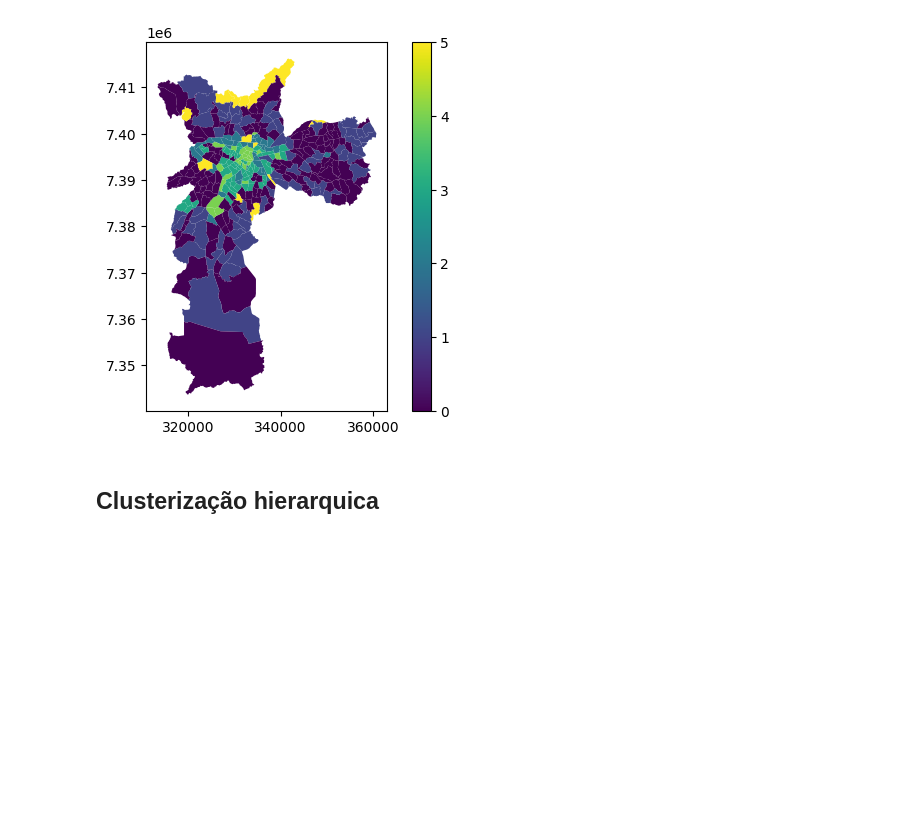
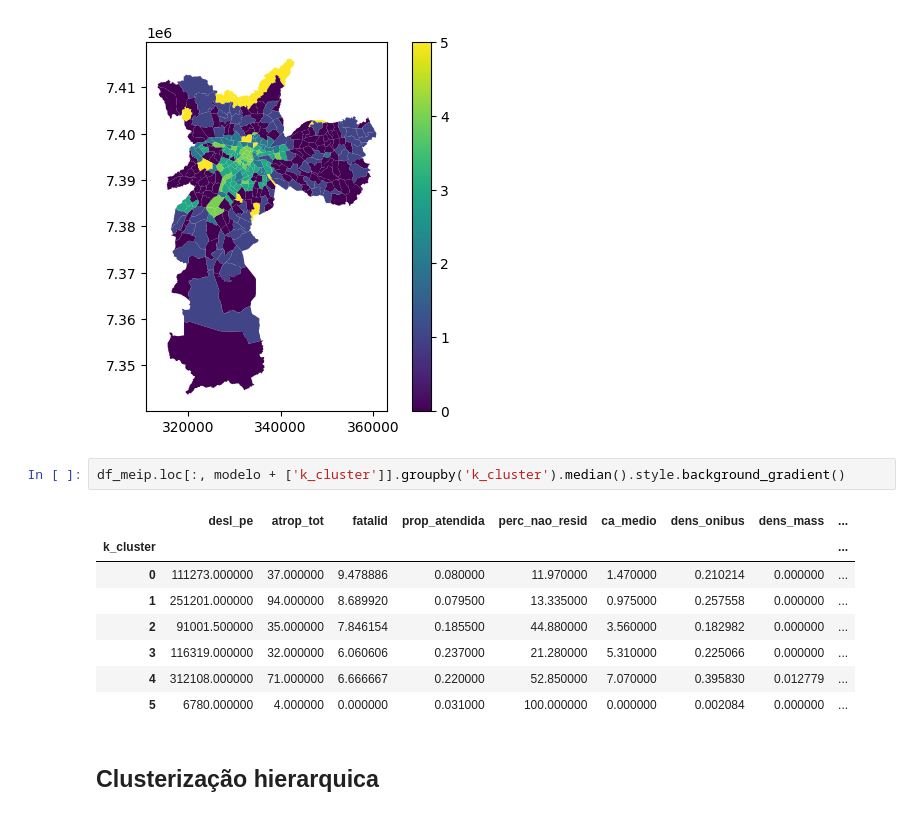
Before and after one commit to AndaSampa/meip-sp, a Jupyter notebook: 00-clusterizacao-meip-od.ipynb, the cells around one changed output. Drawn from its saved outputs; the diff is of its cells as text; blank space fills up the shorter version.

```diff
--- a/00-clusterizacao-meip-od.ipynb
+++ b/00-clusterizacao-meip-od.ipynb
@@ -100,6 +100,17 @@ gdf_zona_merged.plot(column='k_cluster', legend=True)
 # %% [output]
 <AxesSubplot: >
 [figure]
+# %%
+df_meip.loc[:, modelo + ['k_cluster']].groupby('k_cluster').median().style.background_gradient()
+# %% [output]
+|  | desl_pe | atrop_tot | fatalid | prop_atendida | perc_nao_resid | ca_medio | dens_onibus | dens_mass | ... |
+| k_cluster |  |  |  |  |  |  |  |  | ... |
+| 0 | 111273.000000 | 37.000000 | 9.478886 | 0.080000 | 11.970000 | 1.470000 | 0.210214 | 0.000000 | ... |
+| 1 | 251201.000000 | 94.000000 | 8.689920 | 0.079500 | 13.335000 | 0.975000 | 0.257558 | 0.000000 | ... |
+| 2 | 91001.500000 | 35.000000 | 7.846154 | 0.185500 | 44.880000 | 3.560000 | 0.182982 | 0.000000 | ... |
+| 3 | 116319.000000 | 32.000000 | 6.060606 | 0.237000 | 21.280000 | 5.310000 | 0.225066 | 0.000000 | ... |
+| 4 | 312108.000000 | 71.000000 | 6.666667 | 0.220000 | 52.850000 | 7.070000 | 0.395830 | 0.012779 | ... |
+| 5 | 6780.000000 | 4.000000 | 0.000000 | 0.031000 | 100.000000 | 0.000000 | 0.002084 | 0.000000 | ... |
 # %% [markdown]
 ## Clusterização hierarquica
 # %%
```
Also changed, not shown: parts of 13 cells of this notebook.
